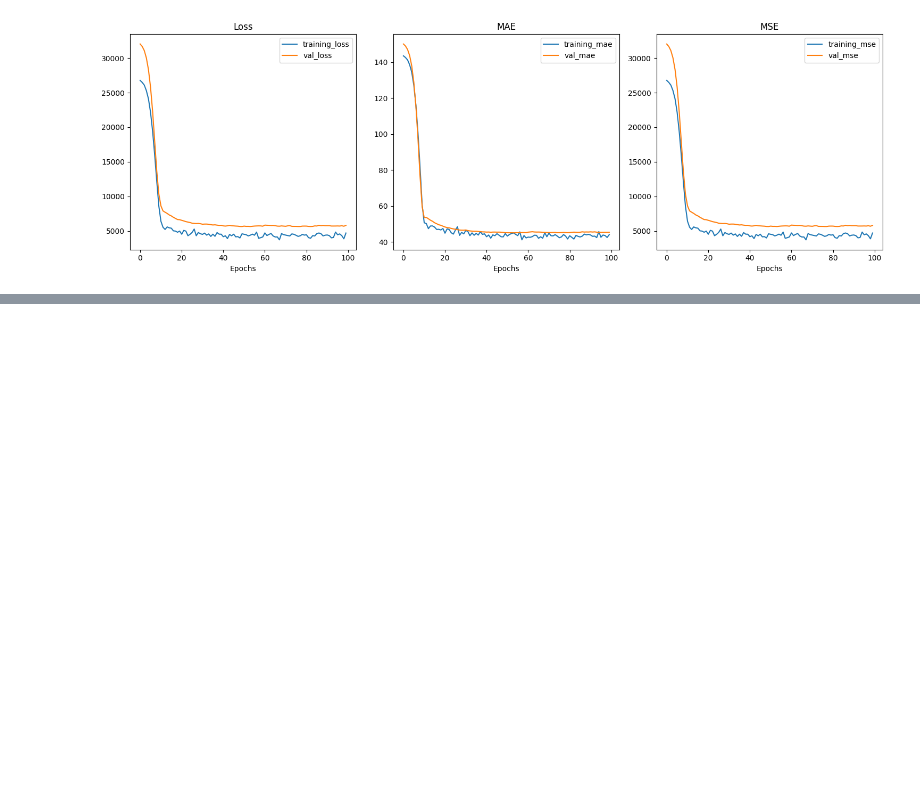
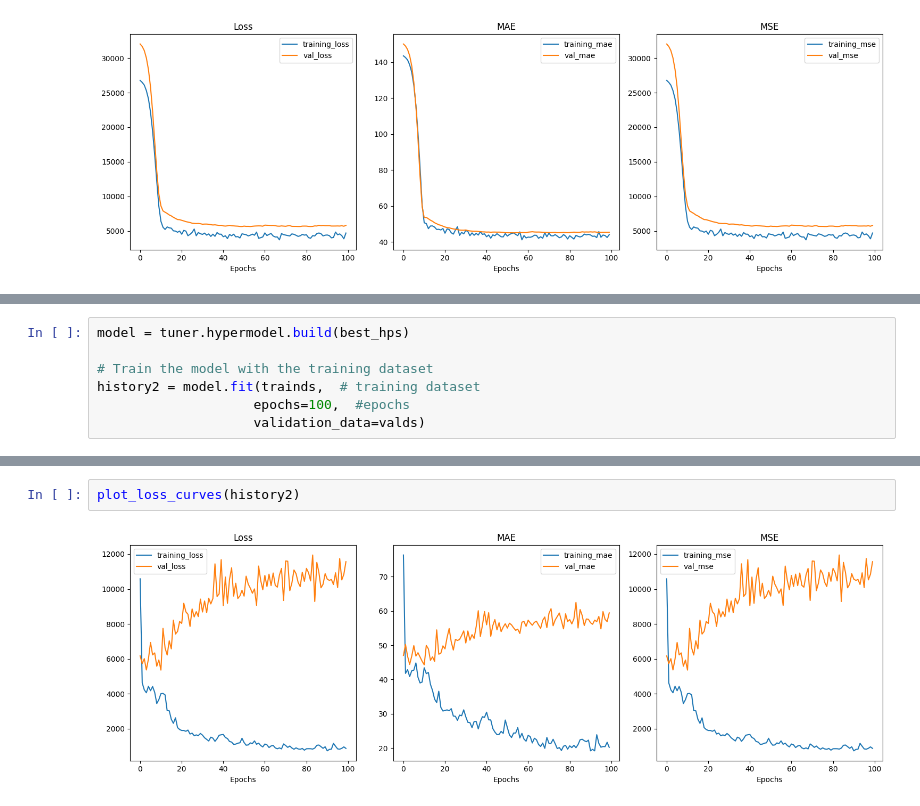
Before and after one commit to IAMPathak2702/Loan_status_prediction, a Jupyter notebook: Tf_loan_model.ipynb, the cells around one changed output, grey strips where cells are left out. Saved outputs shown, nothing was run; the diff lists cells and outputs as text; blank space fills up the shorter version.

```diff
--- a/Tf_loan_model.ipynb
+++ b/Tf_loan_model.ipynb
@@ -345,0 +435,7 @@ plot_loss_curves(history)
+# %%
+model = tuner.hypermodel.build(best_hps)
+
+# Train the model with the training dataset
+history2 = model.fit(trainds,  # training dataset
+                    epochs=100,  #epochs
+                    validation_data=valds)
@@ -345,0 +460,4 @@ plot_loss_curves(history)
+# %%
+plot_loss_curves(history2)
+# %% [output]
+[figure, added]
```
Also changed, not shown: parts of 3 cells of this notebook.
